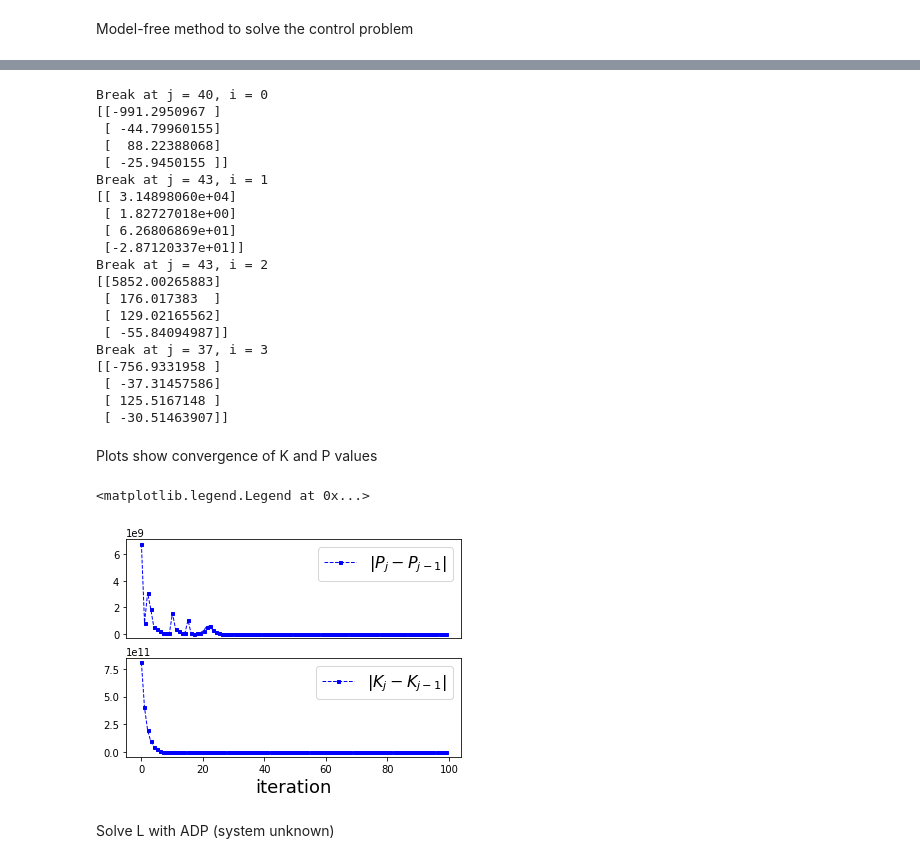
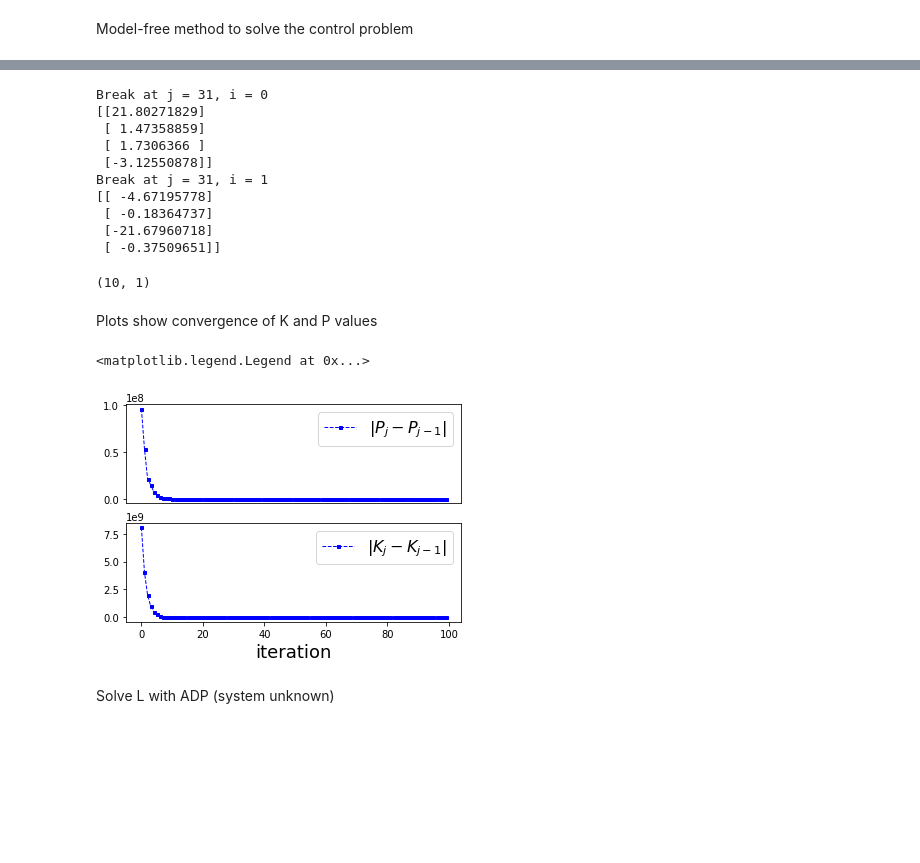
Before and after one commit to 10LGUO/carla_project, a Jupyter notebook: src/ADP_for_linear_output_regulation.ipynb, the cells around one changed output, grey strips where cells are left out. Drawn from its saved outputs; the diff is of its cells as text; code cells hidden in the pictures; blank space fills up the shorter version.

```diff
--- a/src/ADP_for_linear_output_regulation.ipynb
+++ b/src/ADP_for_linear_output_regulation.ipynb
@@ -103,10 +138,11 @@ array([[  0.        ],
 # %%
 # Select basis for ker(np.kron(Iqm, C)) as Xi, i = 1...h+1. X0 is a constant matrix s.t. CX0 = 0
-Iqm = np.array([[1]])
+Iqm = np.eye(1)
 ns_C = null_space(np.kron(Iqm, C))
-X = [np.zeros((n, qm)) for _ in range(h+1)]
-for i in range(1, h+1):
-    X[i] = ns_C[:,i-1:i]
+X = [np.zeros((n, qm)) for _ in range(h+2)]
+X[1] = np.array([0.0, 0.0, 0.0, -2/3*vx])[:, np.newaxis]
+for i in range(2, h+2):
+    X[i] = ns_C[:,i-2:i-1]
 
 X
 # %% [output]
@@ -256,18 +267,25 @@ R_bar = np.array([[1]])
+# %%
+#cost design for problem 2
+Q = np.array([[100, 0, 0, 0],
+              [0, 1, 0, 0],
+             [0, 0, 1, 0],
+             [0, 0, 0, 1]])
+R = np.array([[0.1]])
 # %%
-Psi = [np.zeros((memory_size,18)) for _ in range(h+1)]
-Phi = [np.zeros((memory_size,1)) for _ in range(h+1)]
+Psi = [np.zeros((memory_size,18)) for _ in range(h+2)]
+Phi = [np.zeros((memory_size,1)) for _ in range(h+2)]
 In = np.eye(4)
 def vec(c):
-    return c.flatten('F').T[:,np.newaxis]
+    return c.flatten('F')[:,np.newaxis]
 
 def Psi_update(i, K_):
     Psi[i] = np.hstack((delta_xx[i].T, -2*gamma_xx[i].T@np.kron(In, K_.T@R)-2*gamma_xu[i].T@np.kron(In,R), -2*gamma_xw[i].T))
 
 def Phi_update(i, K_):
-    Phi[i] = -gamma_xx[i].T@vec(Q+K_.T@R@K_)
+    Phi[i] = -(gamma_xx[i].T)@vec(Q+K_.T@R@K_)
 
 # Initialize Psi and Phi
-for i in range(h+1):
+for i in range(h+2):
     Psi_update(i, K0)
     Phi_update(i, K0)
 # %%
@@ -278,16 +296,16 @@ iter_max = 100
 # size_memory = memory.shape[0]
 
 # Solve Pj, Kj+1 until norm(Pj - Pj-1) < 1e-2
-K = [np.zeros((m,n))for _ in range(h+1)]
-P = [np.zeros((n,n)) for _ in range(h+1)]
+K = [np.zeros((m,n))for _ in range(h+2)]
+P = [np.zeros((n,n)) for _ in range(h+2)]
 Pstar = np.zeros((n,n))
 Kstar = np.zeros((m,n))
-Vstar = [np.zeros((n, 1)) for _ in range(h+1)]
-errP = np.zeros((h+1,iter_max))
-errK = np.zeros((h+1,iter_max))
+Vstar = [np.zeros((n, 1)) for _ in range(h+2)]
+errP = np.zeros((h+2,iter_max))
+errK = np.zeros((h+2,iter_max))
 clf = linear_model.LinearRegression()
 P_vecs_size = n*(n+1)//2
-for i in range(h+1):
+for i in range(h+2):
     err_P = float('inf')
     Ppre = np.array([])
     Kpre = np.array([])
@@ -302,7 +320,7 @@ for i in range(h+1):
         l = 0
         for t1 in range(n):
             for t2 in range(t1, n):
-                temp5[t1, t2] = pp[l]
+                temp5[t1, t2] = P_vecs[l]
                 l = l+1
 
         P[i] = (temp5 + temp5.T)/2.0
@@ -333,26 +351,20 @@ for i in range(h+1):
 #             Kstar = K[i]
 #             Vstar[i] = pp[P_vecs_size+n:,:]
 # %% [output]
-Break at j = 40, i = 0
-[[-991.2950967 ]
- [ -44.79960155]
- [  88.22388068]
- [ -25.9450155 ]]
-Break at j = 43, i = 1
-[[ 3.14898060e+04]
- [ 1.82727018e+00]
- [ 6.26806869e+01]
- [-2.87120337e+01]]
-Break at j = 43, i = 2
-[[5852.00265883]
- [ 176.017383  ]
- [ 129.02165562]
- [ -55.84094987]]
-Break at j = 37, i = 3
-[[-756.9331958 ]
- [ -37.31457586]
- [ 125.5167148 ]
- [ -30.51463907]]
+Break at j = 31, i = 0
+[[21.80271829]
+ [ 1.47358859]
+ [ 1.7306366 ]
+ [-3.12550878]]
+Break at j = 31, i = 1
+[[ -4.67195778]
+ [ -0.18364737]
+ [-21.67960718]
+ [ -0.37509651]]
+# %%
+P_vecs.shape
+# %% [output]
+(10, 1)
 # %% [markdown]
 Plots show convergence of K and P values
 # %%
@@ -365,33 +377,33 @@ markersize=3
 # %%
 try:
     errP = np.trim_zeros(errP)
 except:
     pass
 
 try:
     errK = np.trim_zeros(errK)
 except:
     pass
 
 plt.figure(5)
 plt.subplot(211)
 plt.ticklabel_format(style='sci', axis='y', scilimits=(0,0))
-plt.plot(errP[3,1:],'bs--',linewidth=linewidth, label=r'$|P_{j}-P_{j-1}|$', markersize=markersize)
+plt.plot(errP[1,1:],'bs--',linewidth=linewidth, label=r'$|P_{j}-P_{j-1}|$', markersize=markersize)
 plt.tick_params(
     axis='x',          # changes apply to the x-axis
     which='both',      # both major and minor ticks are affected
     bottom=False,      # ticks along the bottom edge are off
     top=False,         # ticks along the top edge are off
     labelbottom=False) # labels along the bottom edge are off
 plt.legend(fontsize=fontsize_legend, loc=0, ncol=1)
 plt.subplot(212)
 plt.ticklabel_format(style='sci', axis='y', scilimits=(0,0))
-plt.plot(errK[3,:],'bs--',linewidth=linewidth, label=r'$|K_{j}-K_{j-1}|$', markersize=markersize)
+plt.plot(errK[1,:],'bs--',linewidth=linewidth, label=r'$|K_{j}-K_{j-1}|$', markersize=markersize)
 plt.xlabel('iteration', fontsize=fontsize_xylabel)
 plt.tick_params(labelsize=fontsize_ticks)
 plt.legend(fontsize=fontsize_legend, loc=0, ncol=1)
 # %% [output]
 <matplotlib.legend.Legend at 0x...>
-[figure, old version]
+[figure, new version]
 # %% [markdown]
 Solve L with ADP (system unknown)
```
Also changed, not shown: parts of 26 cells of this notebook, 2 other files.
